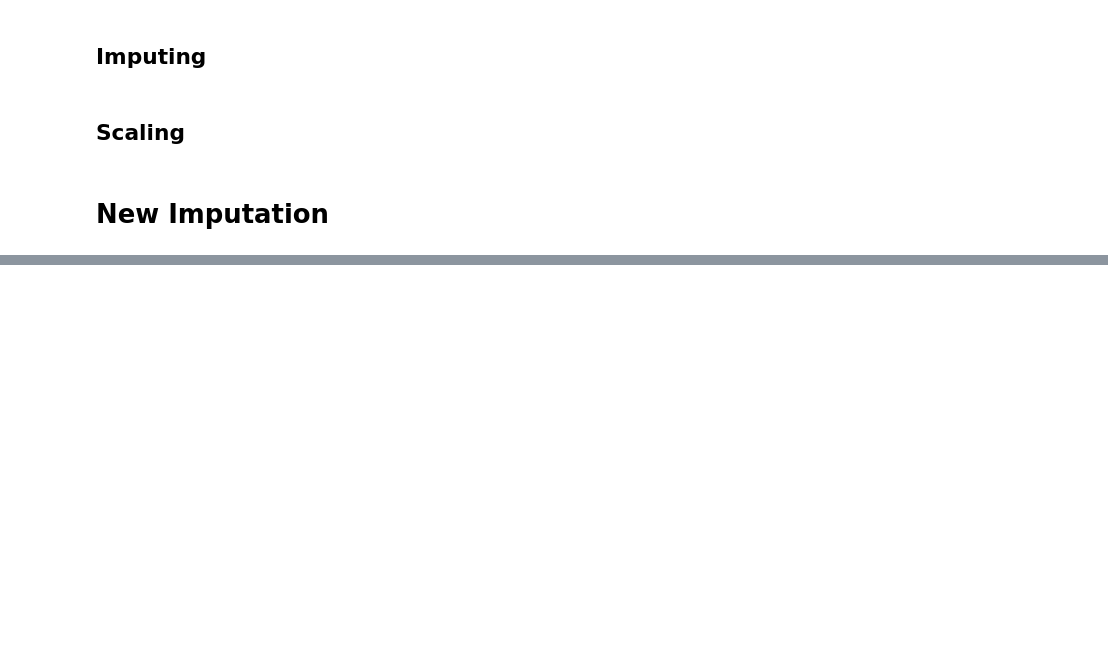
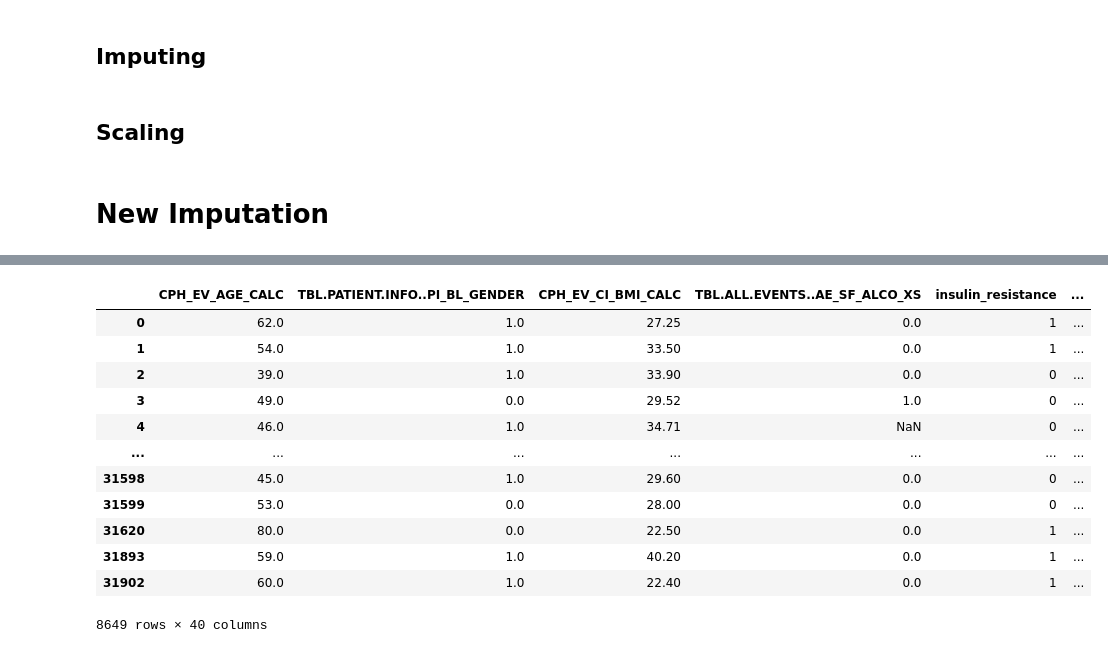
Before and after one commit to LBncl/AmazonMLInterviewQuestion, a Jupyter notebook: NAFLD.ipynb, the cells around one changed output, grey strips where cells are left out. Drawn from its saved outputs; the diff is of its cells as text; code cells hidden in the pictures; blank space fills up the shorter version.

```diff
--- a/NAFLD.ipynb
+++ b/NAFLD.ipynb
@@ -663,0 +655,16 @@ stub_df
+# %%
+stub_df.drop_duplicates()
+# %% [output]
+|  | CPH_EV_AGE_CALC | TBL.PATIENT.INFO..PI_BL_GENDER | CPH_EV_CI_BMI_CALC | TBL.ALL.EVENTS..AE_SF_ALCO_XS | insulin_resistance | ... |
+| 0 | 62.0 | 1.0 | 27.25 | 0.0 | 1 | ... |
+| 1 | 54.0 | 1.0 | 33.50 | 0.0 | 1 | ... |
+| 2 | 39.0 | 1.0 | 33.90 | 0.0 | 0 | ... |
+| 3 | 49.0 | 0.0 | 29.52 | 1.0 | 0 | ... |
+| 4 | 46.0 | 1.0 | 34.71 | NaN | 0 | ... |
+| ... | ... | ... | ... | ... | ... | ... |
+| 31598 | 45.0 | 1.0 | 29.60 | 0.0 | 0 | ... |
+| 31599 | 53.0 | 0.0 | 28.00 | 0.0 | 0 | ... |
+| 31620 | 80.0 | 0.0 | 22.50 | 0.0 | 1 | ... |
+| 31893 | 59.0 | 1.0 | 40.20 | 0.0 | 1 | ... |
+| 31902 | 60.0 | 1.0 | 22.40 | 0.0 | 1 | ... |
+8649 rows × 40 columns
```
Also changed, not shown: parts of 4 cells of this notebook.
